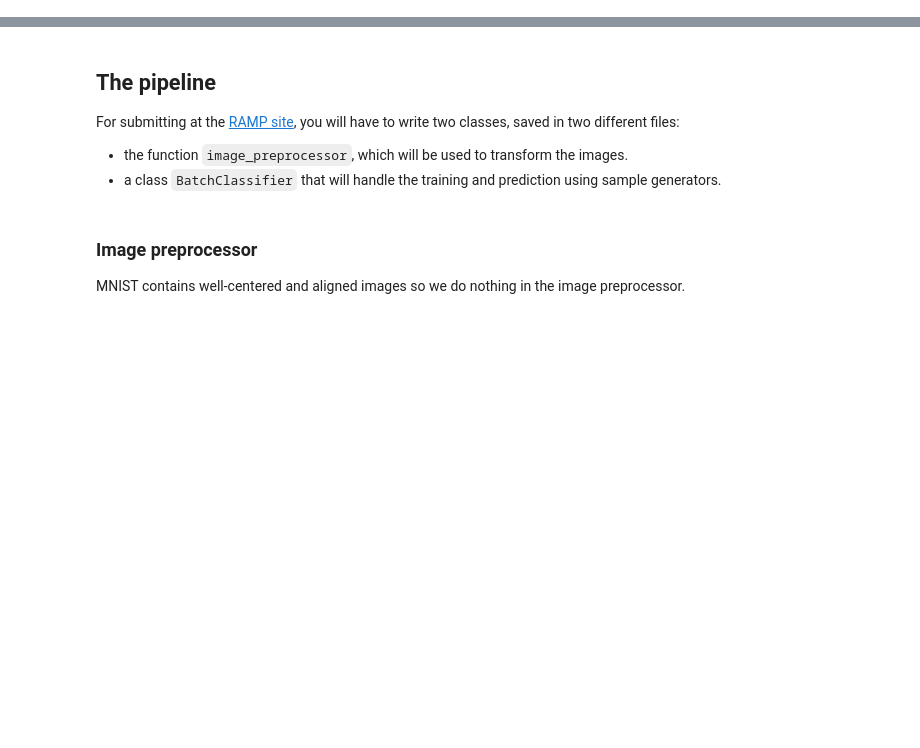
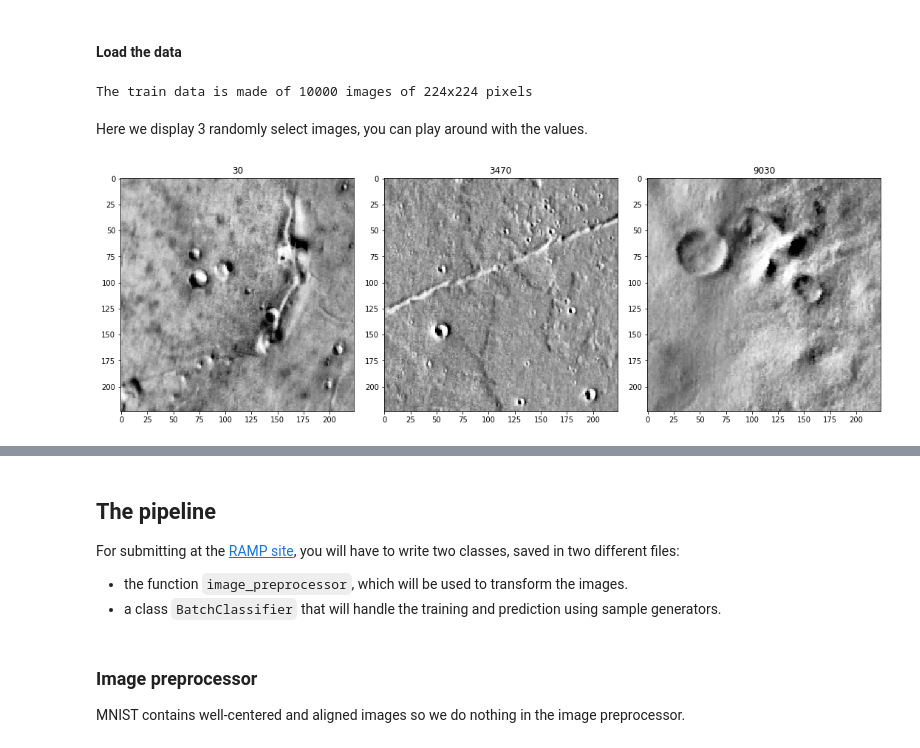
Before and after one commit to ramp-kits/mars_craters, a Jupyter notebook: mars_craters_starting_kit.ipynb, the cells around one changed output, grey strips where cells are left out. Cells and saved outputs as stored; diff of their text form; code cells hidden in the pictures; blank space fills up the shorter version.

```diff
--- a/mars_craters_starting_kit.ipynb
+++ b/mars_craters_starting_kit.ipynb
@@ -84,22 +0,0 @@ It is worthwhile to look at some image panels, grouped by label.
-# %%
-nb_rows = 4
-nb_cols = 4
-nb_elements = nb_rows * nb_cols
-label = 8
-
-df_given_label = df[df['class']==label]
-
-subsample = np.random.choice(df_given_label['id'], replace=False, size=nb_elements)
-
-fig = plt.figure(figsize=(4, 4))
-grid = AxesGrid(fig, 111, # similar to subplot(141)
-                nrows_ncols = (nb_rows, nb_cols),
-                axes_pad = 0.05,
-                label_mode = "1",
-)
-for i, image_id in enumerate(subsample):
-    filename = 'data/imgs/{}.png'.format(image_id)
-    image = imread(filename)
-    im = grid[i].imshow(image, cmap='Greys', interpolation='nearest')
-    grid[i].axis('off')
-plt.tight_layout()
@@ -114,7 +0,0 @@ image.shape
-# %%
-n_subsample = 1000
-shapes = np.empty((n_subsample, 2))
-for i, image_id in enumerate(X_df[:n_subsample]):
-    filename = 'data/imgs/{}.png'.format(image_id)
-    image = imread(filename)
-    shapes[i] = image.shape
@@ -199,0 +95,2 @@ All these tansformations should be implemented in the transform function found i
+# %% [markdown]
+#### Load the data
@@ -199,0 +109,20 @@ All these tansformations should be implemented in the transform function found i
+# %%
+X_train = np.load('data/data_train.npy', mmap_mode='r')
+
+print("The train data is made of {} images of {}x{} pixels".format(*X_train.shape))
+
+n_img = len(X_train)
+# %% [output]
+The train data is made of 10000 images of 224x224 pixels
+# %% [markdown]
+Here we display 3 randomly select images, you can play around with the values.
+# %%
+idx_list = [30, 3470, 9030]
+# %%
+fig, axes = plt.subplots(ncols=3, figsize=(15, 5))
+for i, idx in enumerate(idx_list):
+    axes[i].imshow(X_train[idx], cmap='Greys_r')
+    axes[i].set_title('%d' % idx)
+fig.tight_layout()
+# %% [output]
+[figure, added]
```
Also changed, not shown: parts of 83 cells of this notebook, 14 other files.
